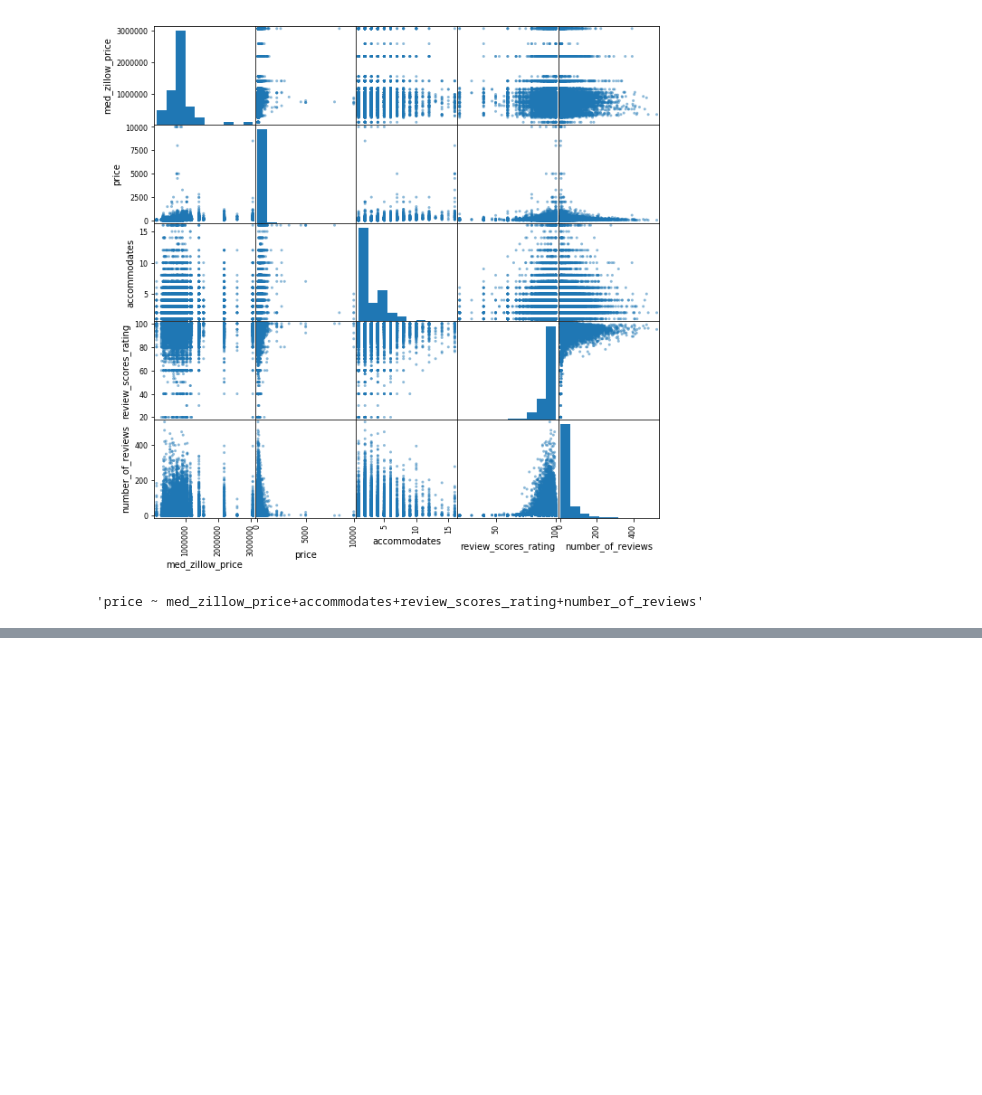
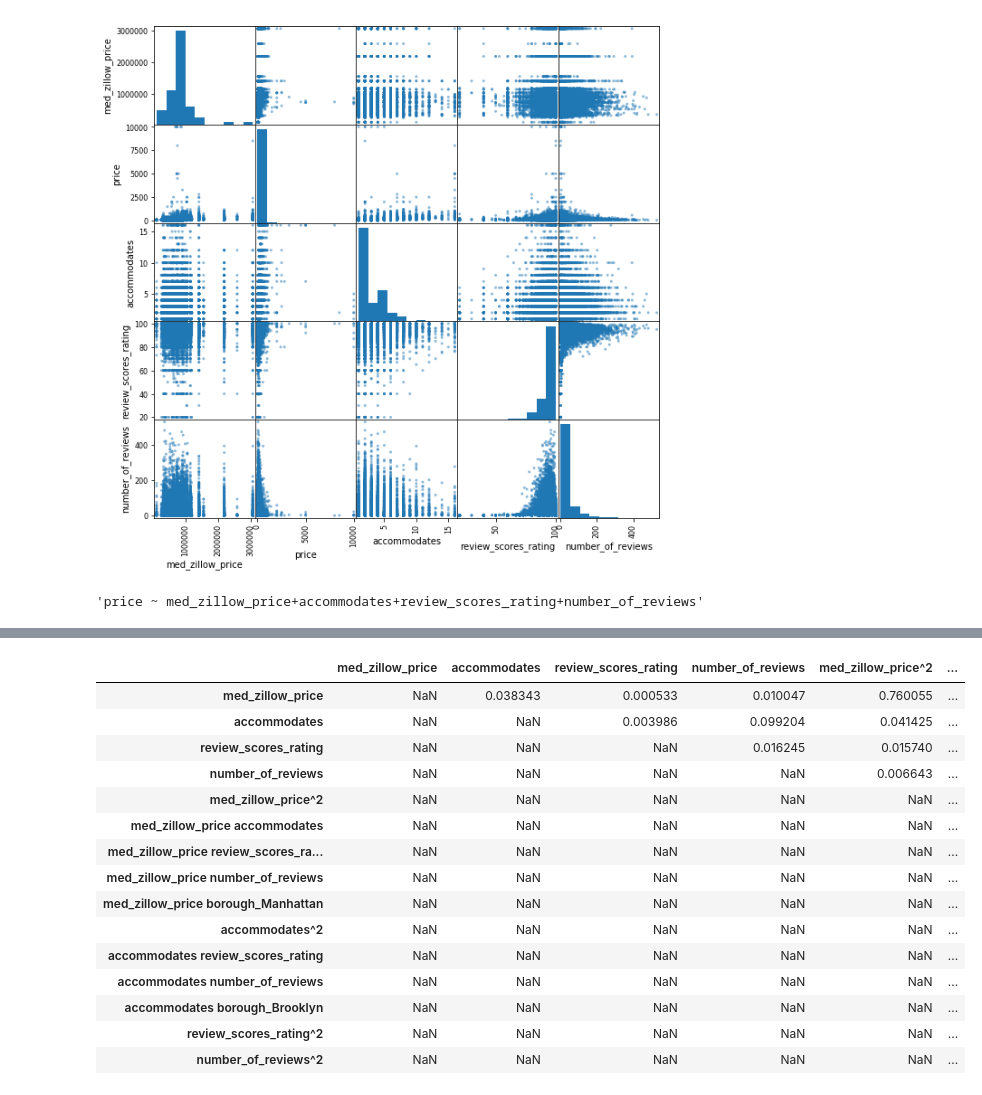
Before and after one commit to softserveslayer/airbnb_price_predictions, a Jupyter notebook: Test_airbnb.ipynb, the cells around one changed output, grey strips where cells are left out. Cells and saved outputs as stored; diff of their text form; code cells hidden in the pictures; blank space fills up the shorter version.

```diff
--- a/Test_airbnb.ipynb
+++ b/Test_airbnb.ipynb
@@ -390,0 +481,10 @@ airbnb['borough'].hist()
+# %%
+poly = preprocessing.PolynomialFeatures(degree=2, interaction_only=False, include_bias=False)
+features_100_train = pd.DataFrame(poly.fit_transform(features_scaled_train), columns=poly.get_feature_names(features_scaled_train.columns))
+features_100_train.head()
+
+#preprocessing.PolynomialFeatures = Generate polynomial and interaction features.
+#Generate a new feature matrix consisting of all polynomial combinations of the features with
+#degree less than or equal to the specified degree. For example, if an input sample is two dimensional
+#and of the form [a, b], the degree-2 polynomial features are [1, a, b, a^2, ab, b^2].
+#poly.fit_transform = Fit to data, then transform it.
@@ -390,0 +559,28 @@ airbnb['borough'].hist()
+# %%
+# Create correlation matrix, take absolute values of each correlation
+corr_matrix = features_selected_train.corr().abs()
+
+# Select upper triangle of correlation matrix
+upper = corr_matrix.where(np.triu(np.ones(corr_matrix.shape), k=1).astype(np.bool))
+
+# Find index of feature columns with correlation greater than 0.95
+to_drop = [column for column in upper.columns if any(upper[column] > 0.95)]
+# %%
+upper
+# %% [output]
+|  | med_zillow_price | accommodates | review_scores_rating | number_of_reviews | med_zillow_price^2 | ... |
+| med_zillow_price | NaN | 0.038343 | 0.000533 | 0.010047 | 0.760055 | ... |
+| accommodates | NaN | NaN | 0.003986 | 0.099204 | 0.041425 | ... |
+| review_scores_rating | NaN | NaN | NaN | 0.016245 | 0.015740 | ... |
+| number_of_reviews | NaN | NaN | NaN | NaN | 0.006643 | ... |
+| med_zillow_price^2 | NaN | NaN | NaN | NaN | NaN | ... |
+| med_zillow_price accommodates | NaN | NaN | NaN | NaN | NaN | ... |
+| med_zillow_price review_scores_ra... | NaN | NaN | NaN | NaN | NaN | ... |
+| med_zillow_price number_of_reviews | NaN | NaN | NaN | NaN | NaN | ... |
+| med_zillow_price borough_Manhattan | NaN | NaN | NaN | NaN | NaN | ... |
+| accommodates^2 | NaN | NaN | NaN | NaN | NaN | ... |
+| accommodates review_scores_rating | NaN | NaN | NaN | NaN | NaN | ... |
+| accommodates number_of_reviews | NaN | NaN | NaN | NaN | NaN | ... |
+| accommodates borough_Brooklyn | NaN | NaN | NaN | NaN | NaN | ... |
+| review_scores_rating^2 | NaN | NaN | NaN | NaN | NaN | ... |
+| number_of_reviews^2 | NaN | NaN | NaN | NaN | NaN | ... |
```
Also changed, not shown: parts of 35 cells of this notebook.
